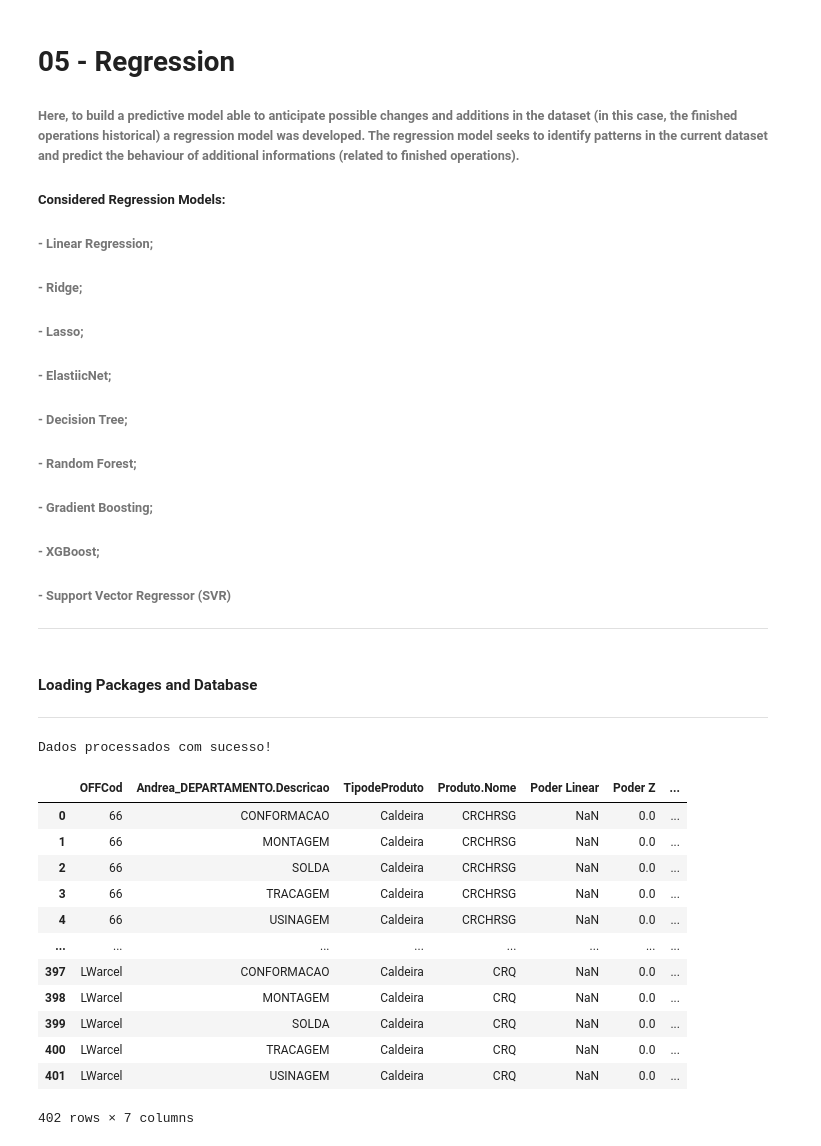
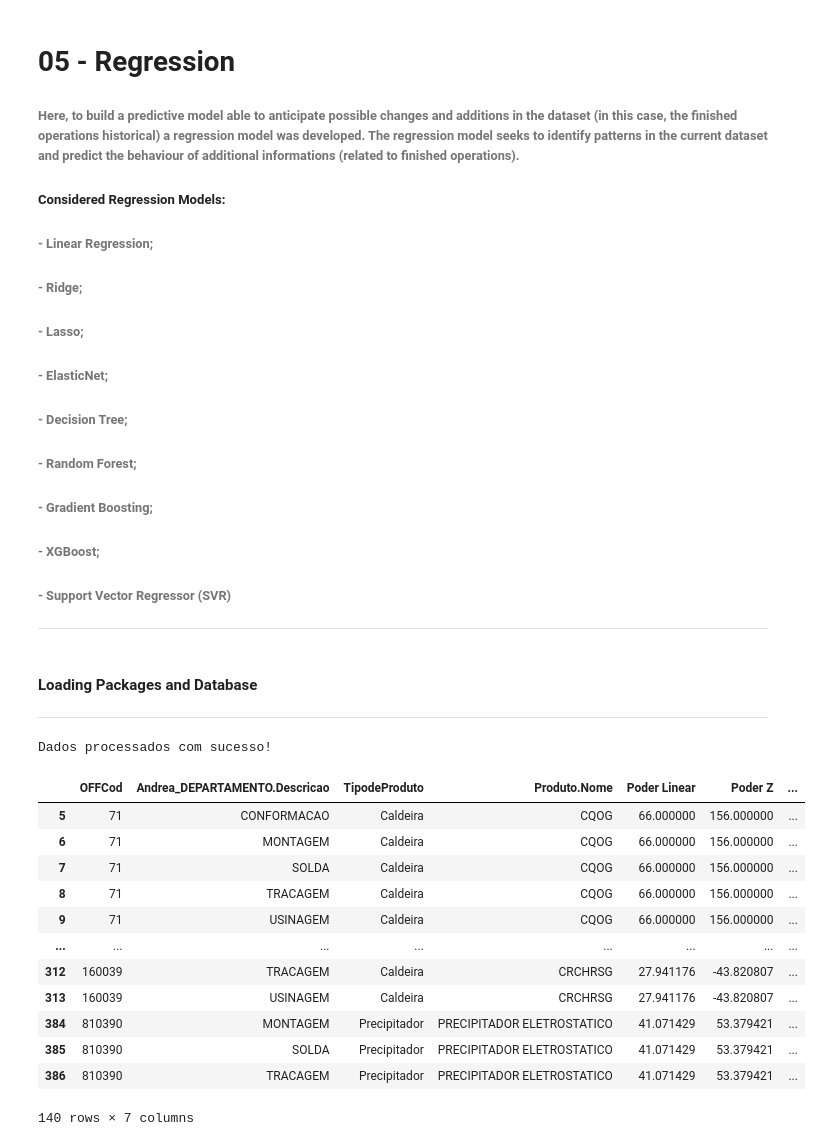
Before and after one commit to pedroap7/Case-Caldeiras, a Jupyter notebook: Jupyter/Python/05-Regression_py.ipynb, the cells around one changed output. Cells and saved outputs as stored; diff of their text form; code cells hidden in the pictures.

```diff
--- a/Jupyter/Python/05-Regression_py.ipynb
+++ b/Jupyter/Python/05-Regression_py.ipynb
@@ -8,7 +8,7 @@
 ###### - Linear Regression;
 ###### - Ridge;
 ###### - Lasso;
-###### - ElastiicNet;
+###### - ElasticNet;
 ###### - Decision Tree;
 ###### - Random Forest;
 ###### - Gradient Boosting;
@@ -36,41 +36,42 @@ from pathlib import Path
 # %%
 # Adicionar o diretório 'modules_py' ao sys.path
 modules_path = Path("modules_py").resolve()
 sys.path.append(str(modules_path))
 
-from data_cleaning import DataCleaning_MyData, DataCleaning_GroupData, DataCleaning_OffCod, DataCleaning_frequents, DataCleaning_dummies
+from data_cleaning import DataCleaning_MyData, DataCleaning_GroupData, DataCleaning_OffCod, DataCleaning_OffCod_NotNA, DataCleaning_frequents, DataCleaning_dummies
 from aplicaRegressao import aplicar_modelos_regressao
 
 try:
     # Executar a função principal de limpeza de dados
     my_data = DataCleaning_MyData()
     clean_media = DataCleaning_GroupData()
     OffCod_Agru = DataCleaning_OffCod()
+    OffCod_Agru_NotNA = DataCleaning_OffCod_NotNA()
     mais_frequentes = DataCleaning_frequents()
     dummies = DataCleaning_dummies()
 
     print("Dados processados com sucesso!")
-    display(OffCod_Agru)
+    display(OffCod_Agru_NotNA)
 
 
 # Mostrar o erro caso não execute
 except Exception as e:
     print(f"Ocorreu um erro: {e}")
 # %% [output]
 Dados processados com sucesso!
 |  | OFFCod | Andrea_DEPARTAMENTO.Descricao | TipodeProduto | Produto.Nome | Poder Linear | Poder Z | ... |
-| 0 | 66 | CONFORMACAO | Caldeira | CRCHRSG | NaN | 0.0 | ... |
-| 1 | 66 | MONTAGEM | Caldeira | CRCHRSG | NaN | 0.0 | ... |
-| 2 | 66 | SOLDA | Caldeira | CRCHRSG | NaN | 0.0 | ... |
-| 3 | 66 | TRACAGEM | Caldeira | CRCHRSG | NaN | 0.0 | ... |
-| 4 | 66 | USINAGEM | Caldeira | CRCHRSG | NaN | 0.0 | ... |
+| 5 | 71 | CONFORMACAO | Caldeira | CQOG | 66.000000 | 156.000000 | ... |
+| 6 | 71 | MONTAGEM | Caldeira | CQOG | 66.000000 | 156.000000 | ... |
+| 7 | 71 | SOLDA | Caldeira | CQOG | 66.000000 | 156.000000 | ... |
+| 8 | 71 | TRACAGEM | Caldeira | CQOG | 66.000000 | 156.000000 | ... |
+| 9 | 71 | USINAGEM | Caldeira | CQOG | 66.000000 | 156.000000 | ... |
 | ... | ... | ... | ... | ... | ... | ... | ... |
-| 397 | LWarcel | CONFORMACAO | Caldeira | CRQ | NaN | 0.0 | ... |
-| 398 | LWarcel | MONTAGEM | Caldeira | CRQ | NaN | 0.0 | ... |
-| 399 | LWarcel | SOLDA | Caldeira | CRQ | NaN | 0.0 | ... |
-| 400 | LWarcel | TRACAGEM | Caldeira | CRQ | NaN | 0.0 | ... |
-| 401 | LWarcel | USINAGEM | Caldeira | CRQ | NaN | 0.0 | ... |
+| 312 | 160039 | TRACAGEM | Caldeira | CRCHRSG | 27.941176 | -43.820807 | ... |
+| 313 | 160039 | USINAGEM | Caldeira | CRCHRSG | 27.941176 | -43.820807 | ... |
+| 384 | 810390 | MONTAGEM | Precipitador | PRECIPITADOR ELETROSTATICO | 41.071429 | 53.379421 | ... |
+| 385 | 810390 | SOLDA | Precipitador | PRECIPITADOR ELETROSTATICO | 41.071429 | 53.379421 | ... |
+| 386 | 810390 | TRACAGEM | Precipitador | PRECIPITADOR ELETROSTATICO | 41.071429 | 53.379421 | ... |
-402 rows × 7 columns
+140 rows × 7 columns
 # %%
 # Usando o filtro do OffCod
 OffCod = OffCod_Agru[OffCod_Agru["SomaDeHorasApontadasUnitario"].notna()]
```
Also changed, not shown: parts of 3 cells of this notebook, 11 other files.
